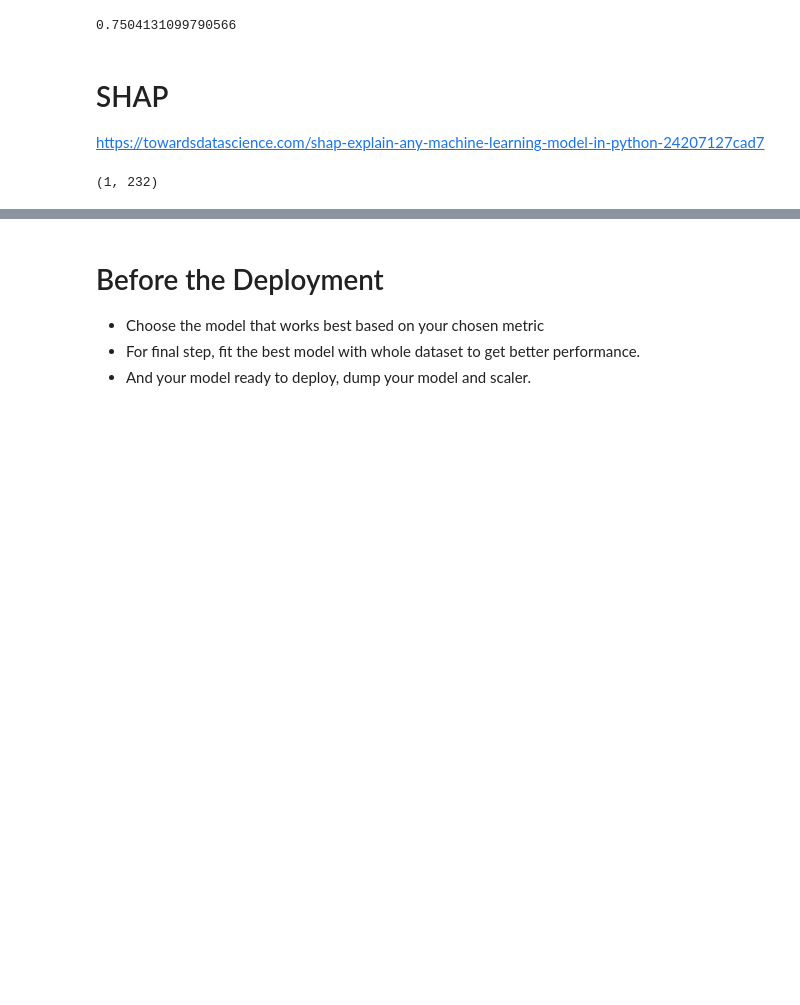
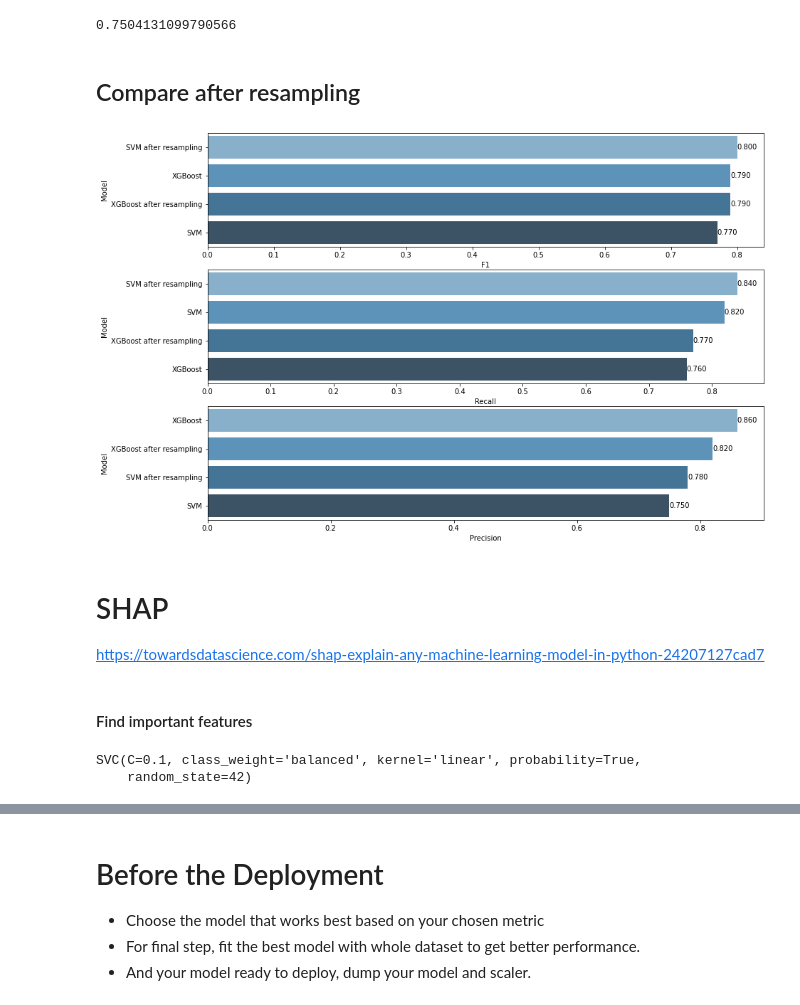
Before and after one commit to halit-vural/CW-Asg-HV-2022, a Jupyter notebook: CW-ML2-Pro2-Soldier_race_C9807-HV.ipynb, the cells around one changed output, grey strips where cells are left out. Cells and saved outputs as stored; diff of their text form; code cells hidden in the pictures; blank space fills up the shorter version.

```diff
--- a/CW-ML2-Pro2-Soldier_race_C9807-HV.ipynb
+++ b/CW-ML2-Pro2-Soldier_race_C9807-HV.ipynb
@@ -934,6 +932,41 @@ from sklearn.metrics import cohen_kappa_score
 cohen_kappa_score(y_test2, y_pred2)
 # %% [output]
 0.7504131099790566
+# %% [markdown]
+## Compare after resampling
+# %%
+compare = pd.DataFrame({"Model": ["SVM", "SVM after resampling", "XGBoost", "XGBoost after resampling"],
+                        "F1": [svm_res['f1'], svm_resample_res['f1'], xgb_res['f1'], xgb_resample_res['f1']],
+                        "Recall": [svm_res['Recall'], svm_resample_res['Recall'], xgb_res['Recall'], xgb_resample_res['Recall']],
+                        "Precision": [svm_res['Precision'], svm_resample_res['Precision'], xgb_res['Precision'], xgb_resample_res['Precision']]})
+
+def labels(ax):
+    for p in ax.patches:
+        width = p.get_width()                        # get bar length
+        ax.text(width,                               # set the text at 1 unit right of the bar
+                p.get_y() + p.get_height() / 2,      # get Y coordinate + X coordinate / 2
+                '{:1.3f}'.format(width),             # set variable to display, 2 decimals
+                ha = 'left',                         # horizontal alignment
+                va = 'center')                       # vertical alignment
+
+plt.figure(figsize=(14,10))
+plt.subplot(311)
+compare = compare.sort_values(by="F1", ascending=False)
+ax=sns.barplot(x="F1", y="Model", data=compare, palette="Blues_d")
+labels(ax)
+
+plt.subplot(312)
+compare = compare.sort_values(by="Recall", ascending=False)
+ax=sns.barplot(x="Recall", y="Model", data=compare, palette="Blues_d")
+labels(ax)
+
+plt.subplot(313)
+compare = compare.sort_values(by="Precision", ascending=False)
+ax=sns.barplot(x="Precision", y="Model", data=compare, palette="Blues_d")
+labels(ax)
+plt.show()
+# %% [output]
+[figure, added]
 # %% [markdown]
 #  SHAP
 
@@ -942,3 +975,5 @@ https://towardsdatascience.com/shap-explain-any-machine-learning-model-in-python
 # !pip install shap
 # %%
 import shap
+# %% [markdown]
+#### Find important features
@@ -945 +984,7 @@ import shap
+# %%
+model_shap = SVC(C=0.1, gamma='scale', kernel='linear', probability=True , class_weight="balanced", random_state=42)
+model_shap.fit(X_train_scaled, y_train)
+# %% [output]
+SVC(C=0.1, class_weight='balanced', kernel='linear', probability=True,
+    random_state=42)
 # %%
@@ -952,4 +993,0 @@ shap_values
-# %%
-print(shap_values[0].shape)
-# %% [output]
-(1, 232)
```
Also changed, not shown: parts of 23 cells of this notebook.
